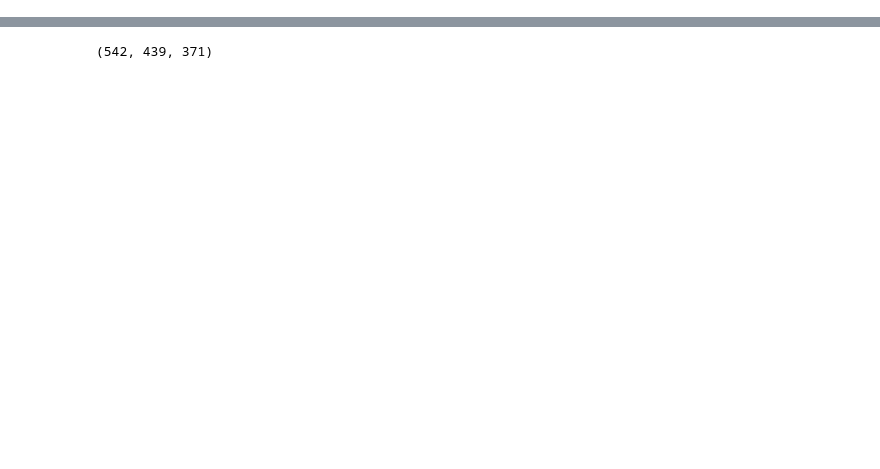
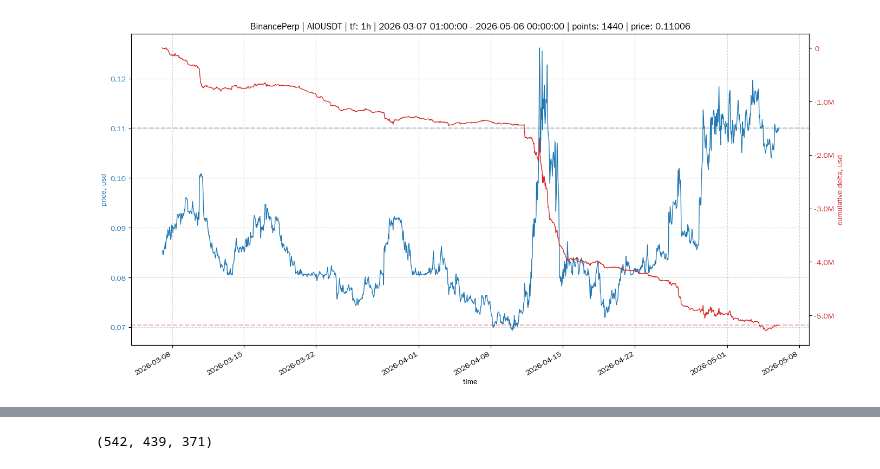
Before and after one commit to stockoperator/monitor, a Jupyter notebook: src/monitor.ipynb, the cells around one changed output, grey strips where cells are left out. Cells and saved outputs as stored; diff of their text form; code cells hidden in the pictures; blank space fills up the shorter version.

```diff
--- a/src/monitor.ipynb
+++ b/src/monitor.ipynb
@@ -21,0 +86,5 @@ await task
+# %%
+symbol = "AIOUSDT"
+await asyncio.to_thread(visual.plot_price_and_cumulative_delta_notional, symbol, m.connectors[BinancePerp], "1h", "20250413 16:00")
+# %% [output]
+[figure, added]
```
Also changed, not shown: parts of 32 cells of this notebook, 19 other files.
